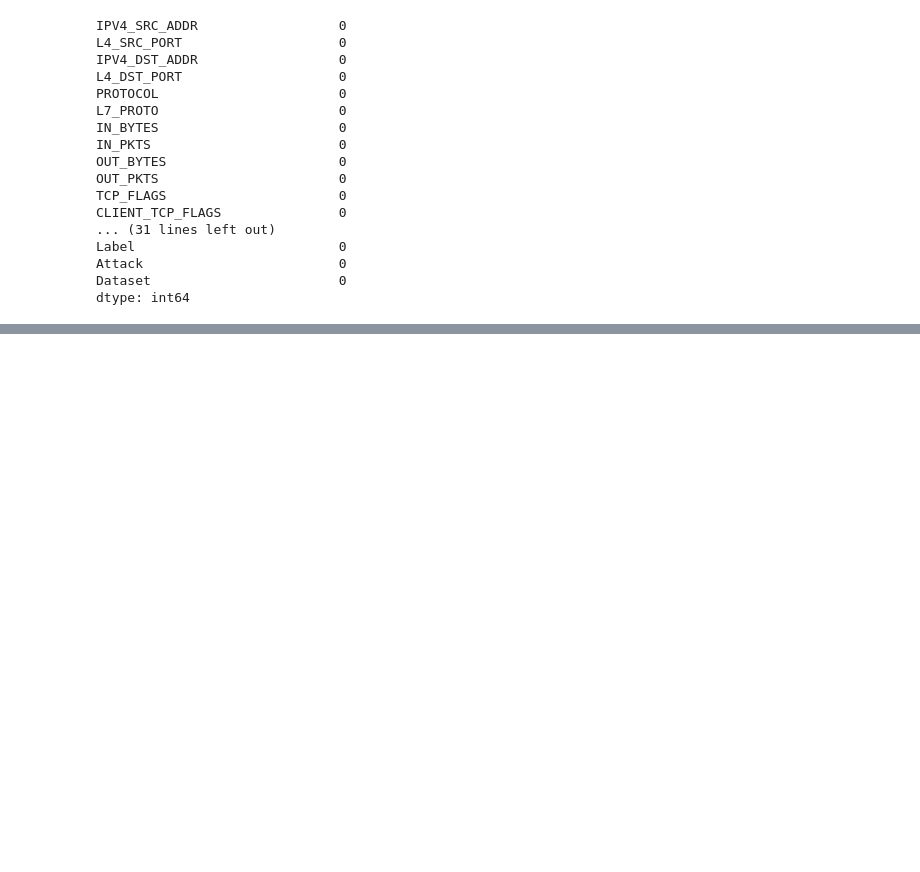
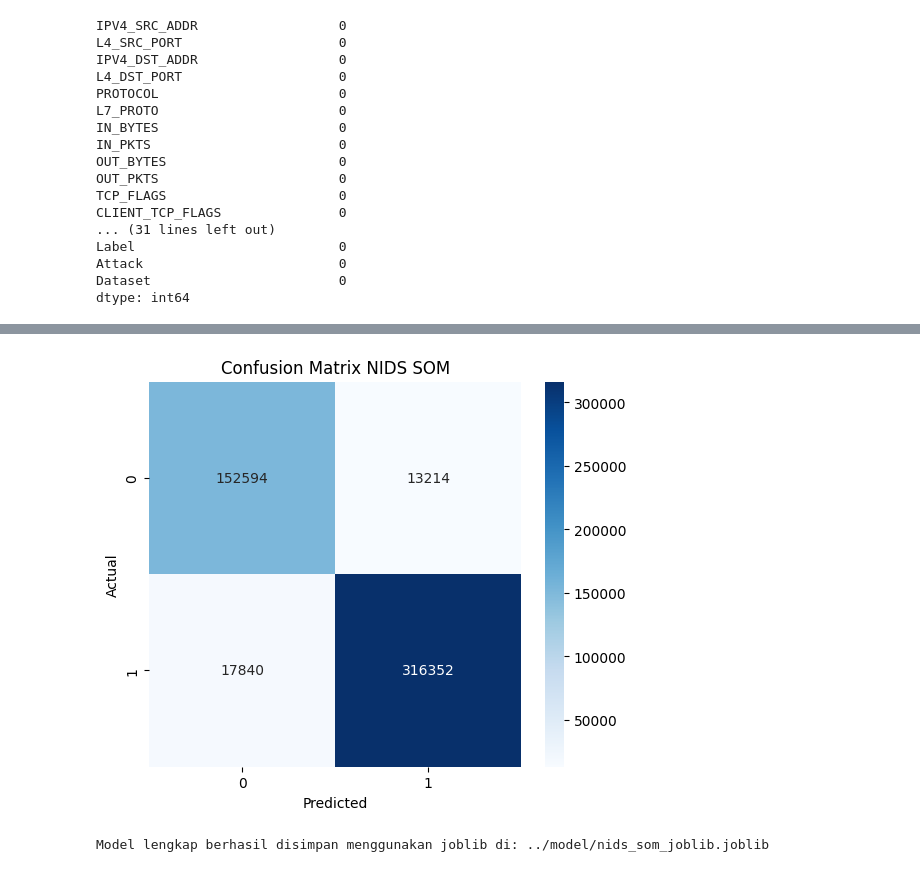
Before and after one commit to n0thing19/NIDS, a Jupyter notebook: notebooks/prototype.ipynb, the cells around one changed output, grey strips where cells are left out. Drawn from its saved outputs; the diff is of its cells as text; code cells hidden in the pictures; blank space fills up the shorter version.

```diff
--- a/notebooks/prototype.ipynb
+++ b/notebooks/prototype.ipynb
@@ -91,0 +229,17 @@ Jumlah data testing: 1519760
+# %%
+from sklearn.metrics import classification_report, confusion_matrix
+import seaborn as sns
+
+label_map = som.labels_map(X_train_sub, y_train_sub)
+winner_labels = np.zeros((15, 15))
+
+for position, labels in label_map.items():
+    winner_labels[position] = labels.most_common(1)[0][0]
+unique, counts = np.unique(winner_labels, return_counts=True)
+print("Distribusi label pada neuron SOM:", dict(zip(unique, counts)))
+y_pred = []
+for x in X_test[:500000]:
+    winner = som.winner(x)
+    y_pred.append(winner_labels[winner])
+
+print(classification_report(y_test[:500000], y_pred))
@@ -91,0 +256,29 @@ Jumlah data testing: 1519760
+# %%
+cm = confusion_matrix(y_test[:500000], y_pred)
+plt.figure(figsize=(6,5))
+sns.heatmap(cm, annot=True, fmt='d', cmap='Blues')
+plt.title('Confusion Matrix NIDS SOM')
+plt.xlabel('Predicted')
+plt.ylabel('Actual')
+plt.show()
+# %% [output]
+[figure, added]
+# %%
+import joblib
+import os
+
+if not os.path.exists('../model'):
+    os.makedirs('../model')
+
+export_data = {
+    'model': som,
+    'scaler': scaler,
+    'winner_labels': winner_labels
+}
+
+model_path = '../model/nids_som.joblib'
+joblib.dump(export_data, model_path)
+
+print(f"Model lengkap berhasil disimpan menggunakan joblib di: {model_path}")
+# %% [output]
+Model lengkap berhasil disimpan menggunakan joblib di: ../model/nids_som_joblib.joblib
```
Also changed, not shown: parts of 15 cells of this notebook, 1 other file.
